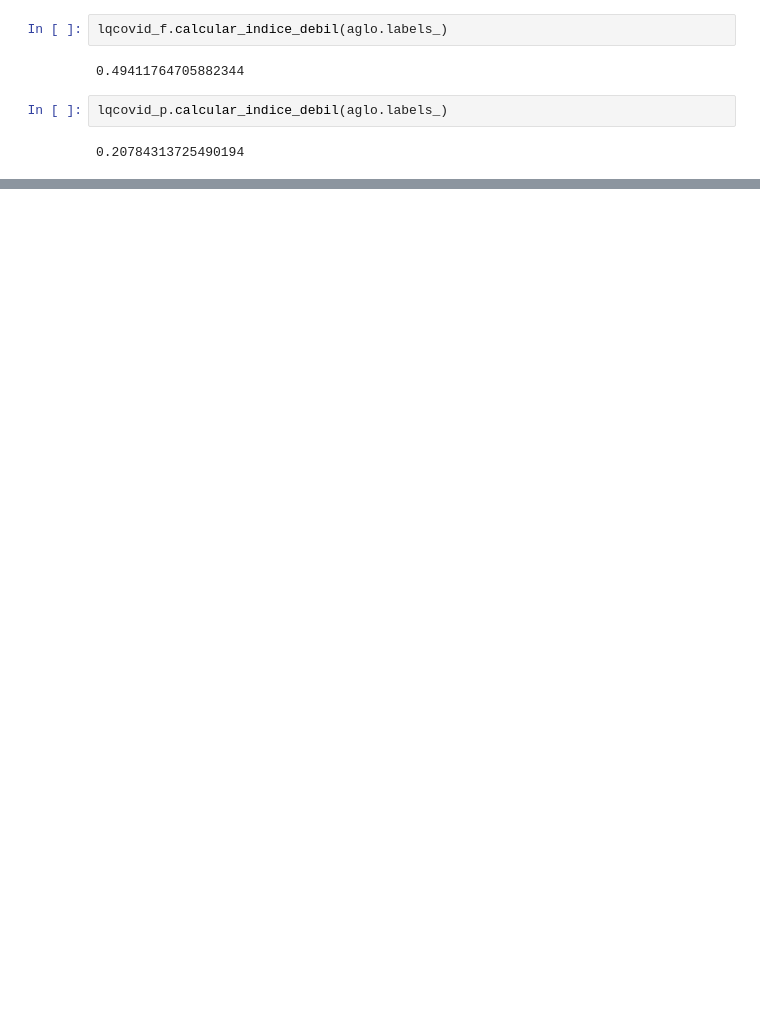
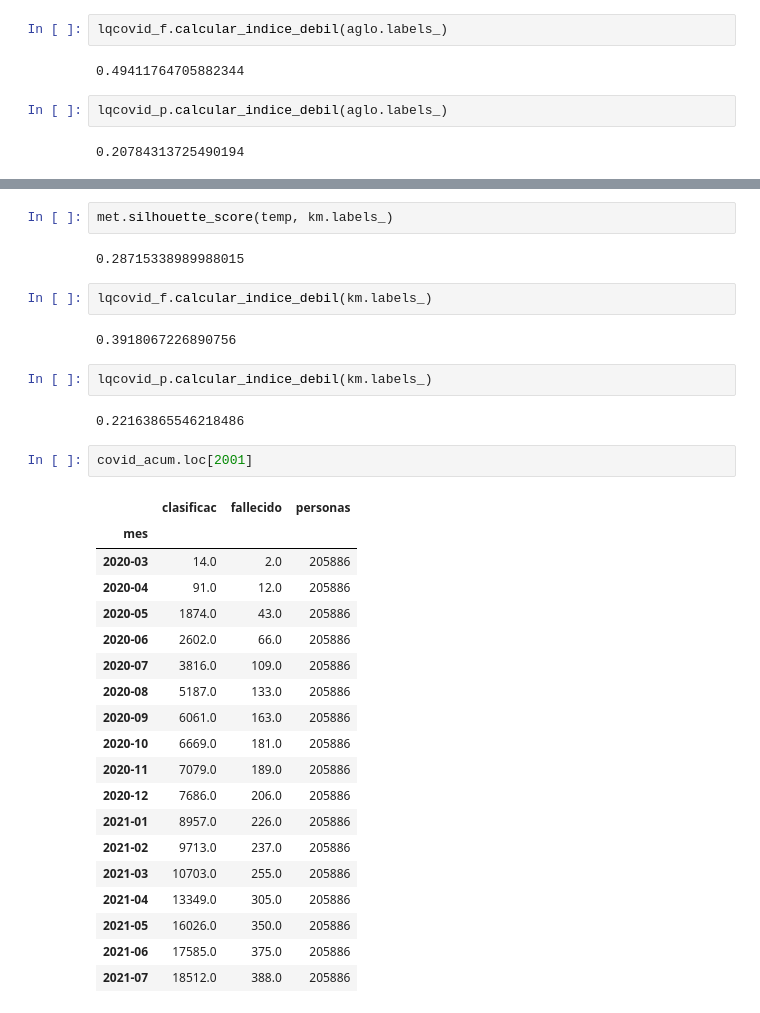
Before and after one commit to pabanib/Covid2, a Jupyter notebook: Autoencoders.ipynb, the cells around one changed output, grey strips where cells are left out. Drawn from its saved outputs; the diff is of its cells as text; blank space fills up the shorter version.

```diff
--- a/Autoencoders.ipynb
+++ b/Autoencoders.ipynb
@@ -561,0 +610,34 @@ gpd.GeoDataFrame(covid_acum_geo).plot(km.labels_, figsize = (10,8), legend = Tru
+# %%
+met.silhouette_score(temp, km.labels_)
+# %% [output]
+0.28715338989988015
+# %%
+lqcovid_f.calcular_indice_debil(km.labels_)
+# %% [output]
+0.3918067226890756
+# %%
+lqcovid_p.calcular_indice_debil(km.labels_)
+# %% [output]
+0.22163865546218486
+# %%
+covid_acum.loc[2001]
+# %% [output]
+|  | clasificac | fallecido | personas |
+| mes |  |  |  |
+| 2020-03 | 14.0 | 2.0 | 205886 |
+| 2020-04 | 91.0 | 12.0 | 205886 |
+| 2020-05 | 1874.0 | 43.0 | 205886 |
+| 2020-06 | 2602.0 | 66.0 | 205886 |
+| 2020-07 | 3816.0 | 109.0 | 205886 |
+| 2020-08 | 5187.0 | 133.0 | 205886 |
+| 2020-09 | 6061.0 | 163.0 | 205886 |
+| 2020-10 | 6669.0 | 181.0 | 205886 |
+| 2020-11 | 7079.0 | 189.0 | 205886 |
+| 2020-12 | 7686.0 | 206.0 | 205886 |
+| 2021-01 | 8957.0 | 226.0 | 205886 |
+| 2021-02 | 9713.0 | 237.0 | 205886 |
+| 2021-03 | 10703.0 | 255.0 | 205886 |
+| 2021-04 | 13349.0 | 305.0 | 205886 |
+| 2021-05 | 16026.0 | 350.0 | 205886 |
+| 2021-06 | 17585.0 | 375.0 | 205886 |
+| 2021-07 | 18512.0 | 388.0 | 205886 |
```
Also changed, not shown: parts of 44 cells of this notebook, 2 other files.
